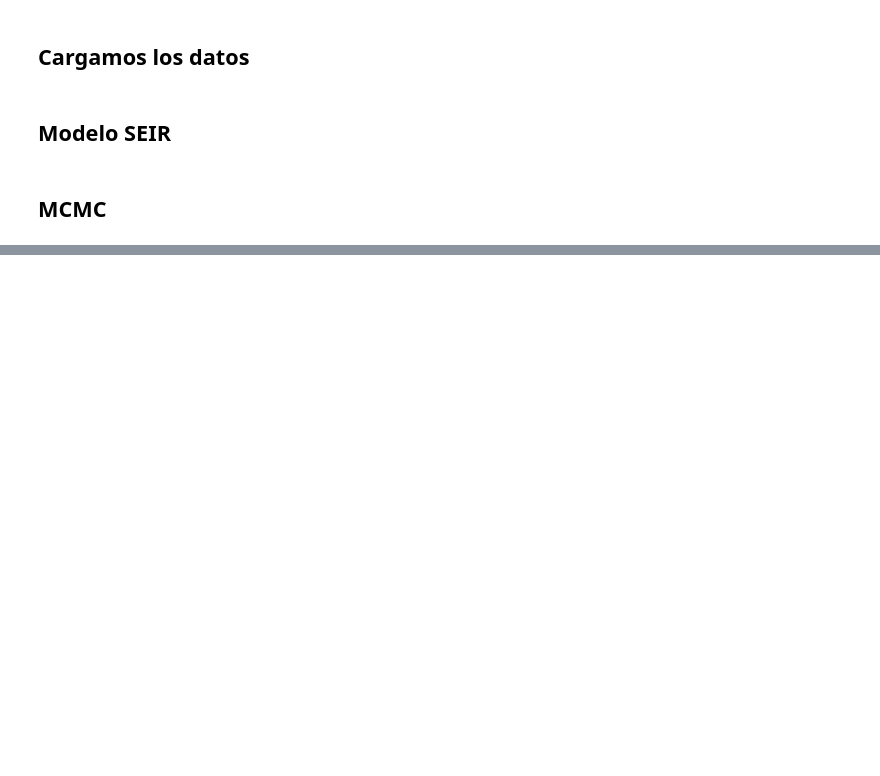
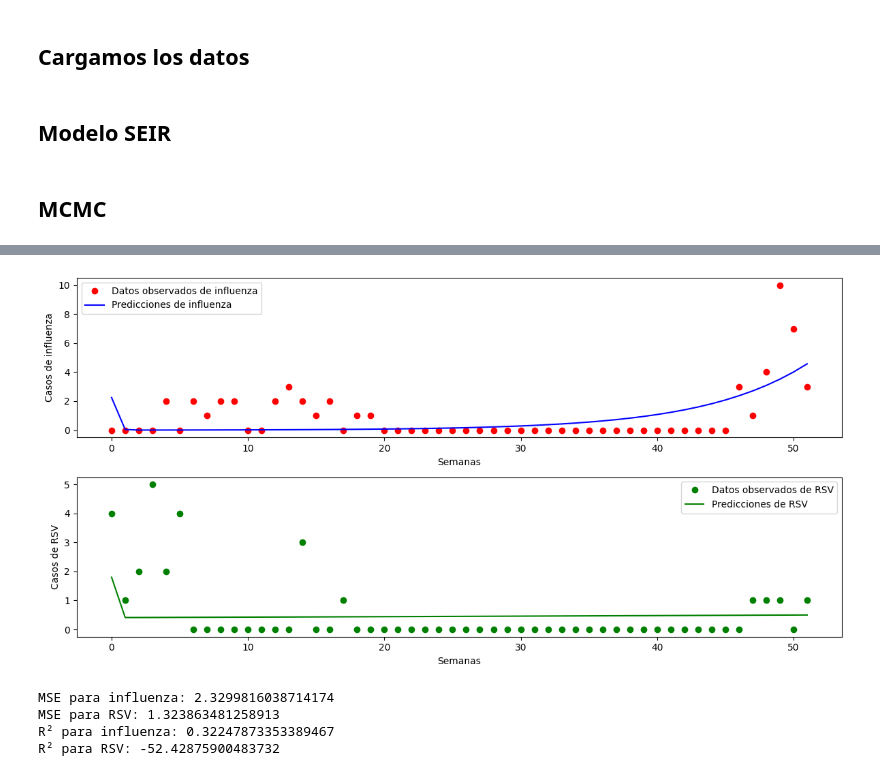
Before and after one commit to Buebito/RSV-and-INFLUENZA-SUPERINFECTION, a Jupyter notebook: Primer Borrador.ipynb, the cells around one changed output, grey strips where cells are left out. Saved outputs shown, nothing was run; the diff lists cells and outputs as text; code cells hidden in the pictures; blank space fills up the shorter version.

```diff
--- a/Primer Borrador.ipynb
+++ b/Primer Borrador.ipynb
@@ -138,0 +183,56 @@ plt.show()
+# %%
+# Simular el modelo con los parámetros estimados
+best_params = accepted_params[-1]  # Usar los últimos parámetros aceptados
+predicted1, predicted2 = sim_seirs_time(best_params, S0, E10, I10, R10, E20, I20, R20, N, time)
+
+# Truncar las predicciones a 52 semanas
+predicted_weekly1 = predicted1[:364].reshape(-1, 7).sum(axis=1)
+predicted_weekly2 = predicted2[:364].reshape(-1, 7).sum(axis=1)
+
+# Graficar los resultados
+plt.figure(figsize=(12, 6))
+
+# Graficar influenza
+plt.subplot(2, 1, 1)
+plt.plot(influenza_data[:52], 'ro', label='Datos observados de influenza')
+plt.plot(predicted_weekly1, 'b-', label='Predicciones de influenza')
+plt.xlabel('Semanas')
+plt.ylabel('Casos de influenza')
+plt.legend()
+
+# Graficar RSV
+plt.subplot(2, 1, 2)
+plt.plot(rsv_data[:52], 'go', label='Datos observados de RSV')
+plt.plot(predicted_weekly2, 'g-', label='Predicciones de RSV')
+plt.xlabel('Semanas')
+plt.ylabel('Casos de RSV')
+plt.legend()
+
+plt.tight_layout()
+plt.show()
+
+# Calcular el Error Cuadrático Medio (MSE)
+mse_influenza = np.mean((influenza_data[:52] - predicted_weekly1)**2)
+mse_rsv = np.mean((rsv_data[:52] - predicted_weekly2)**2)
+
+print(f'MSE para influenza: {mse_influenza}')
+print(f'MSE para RSV: {mse_rsv}')
+
+# Calcular el Coeficiente de Determinación (R²)
+def r_squared(observed, predicted):
+    mean_observed = np.mean(observed)
+    ss_total = np.sum((observed - mean_observed)**2)
+    ss_residual = np.sum((observed - predicted)**2)
+    return 1 - (ss_residual / ss_total)
+
+r2_influenza = r_squared(influenza_data[:52], predicted_weekly1)
+r2_rsv = r_squared(rsv_data[:52], predicted_weekly2)
+
+print(f'R² para influenza: {r2_influenza}')
+print(f'R² para RSV: {r2_rsv}')
+# %% [output]
+[figure, added]
+MSE para influenza: 2.3299816038714174
+MSE para RSV: 1.323863481258913
+R² para influenza: 0.32247873353389467
+R² para RSV: -52.42875900483732
```
Also changed, not shown: parts of 2 cells of this notebook.
